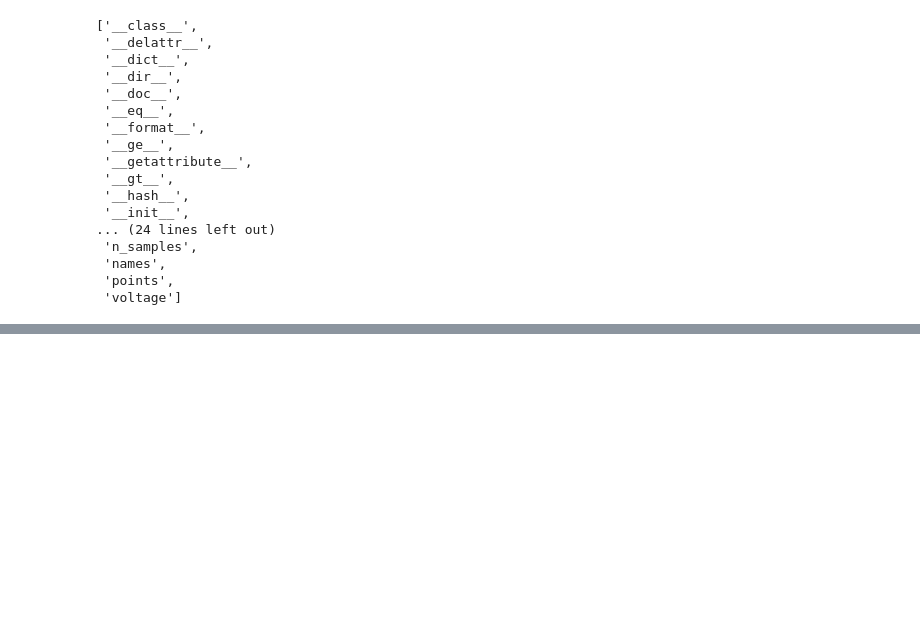
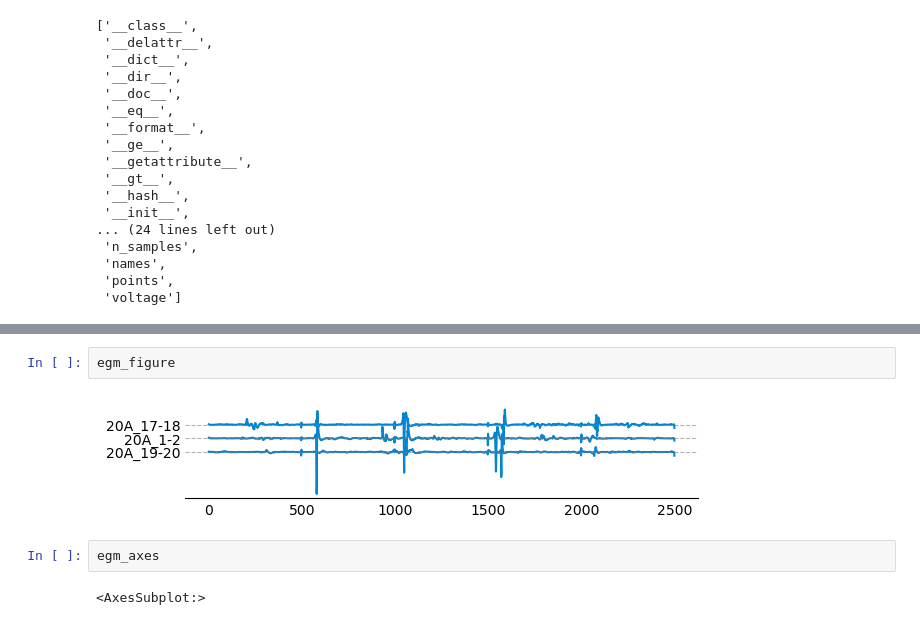
Before and after one commit to openep/openep-py, a Jupyter notebook: notebooks/getting_started.ipynb, the cells around one changed output, grey strips where cells are left out. Saved outputs shown, nothing was run; the diff lists cells and outputs as text; blank space fills up the shorter version.

```diff
--- a/notebooks/getting_started.ipynb
+++ b/notebooks/getting_started.ipynb
@@ -95,0 +119,8 @@ Scene(background_color='#4c4c4c', camera={'position': [71.80763645292058, -4.593
+# %%
+egm_figure
+# %% [output]
+[figure, added]
+# %%
+egm_axes
+# %% [output]
+<AxesSubplot:>
```
Also changed, not shown: parts of 19 cells of this notebook.
